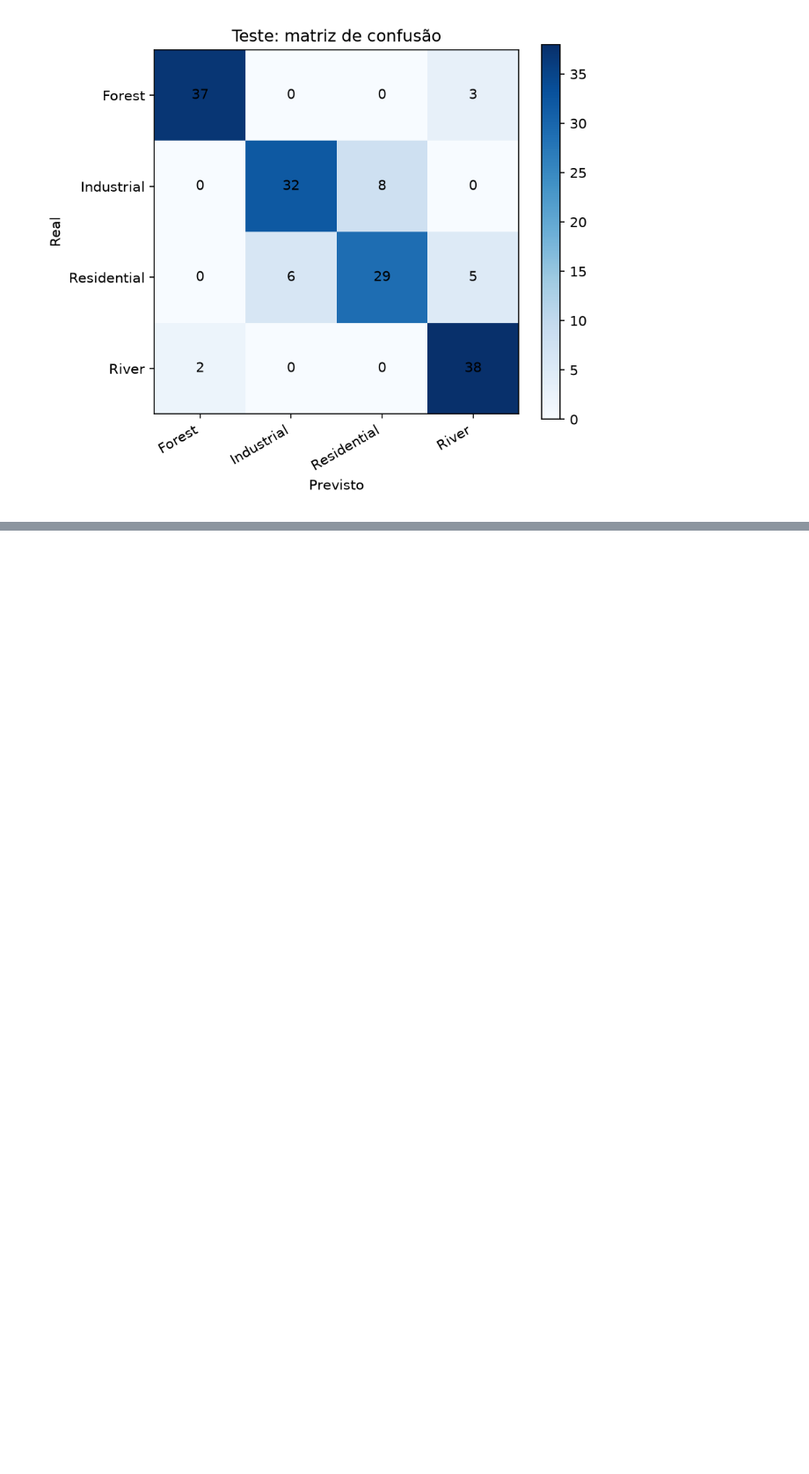
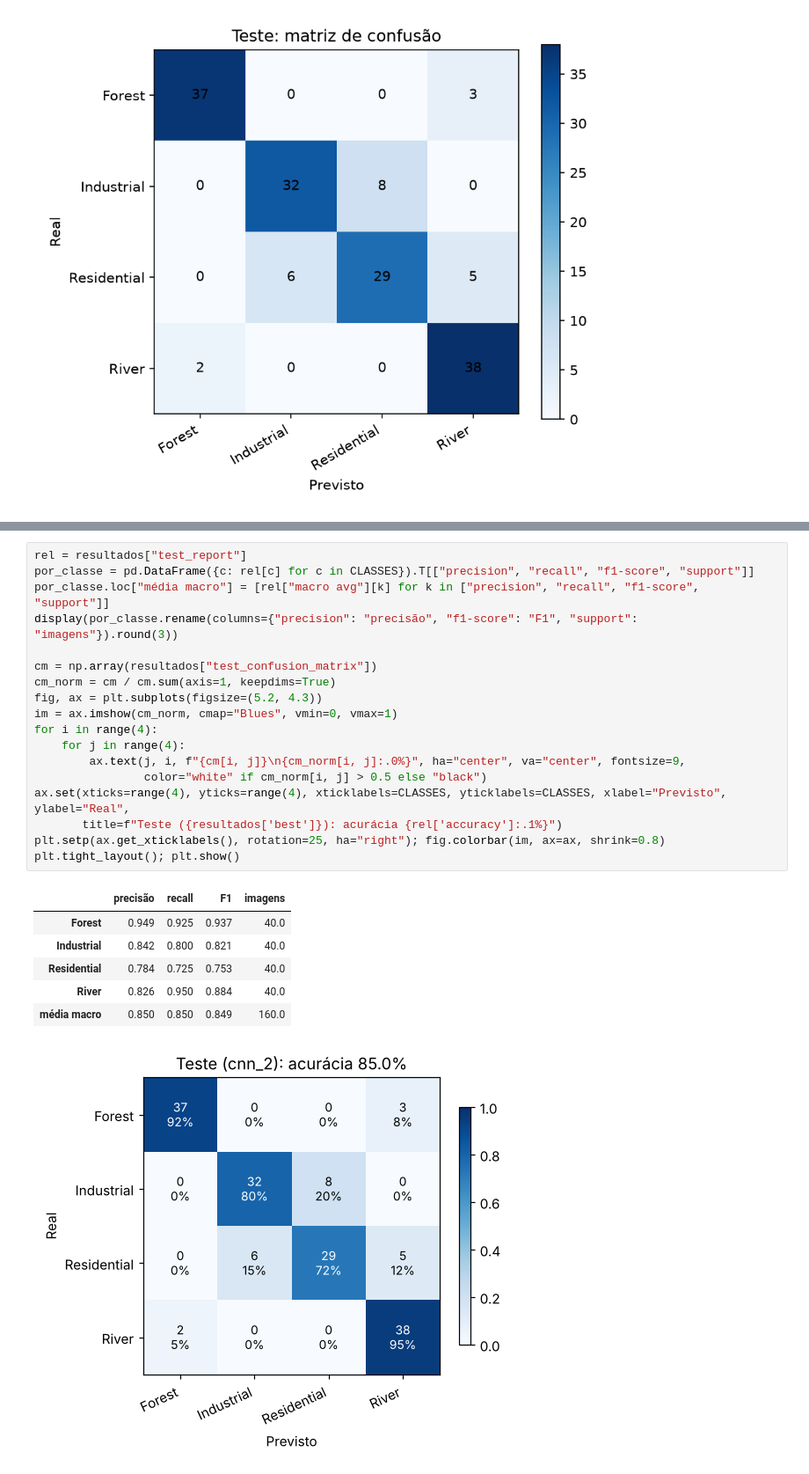
Before and after one commit to JoaoVictorAAbreu-Dev/gs-2026-cnn, a Jupyter notebook: notebooks/Territory_Vision.ipynb, the cells around one changed output, grey strips where cells are left out. Shown at 88% size. Drawn from its saved outputs; the diff is of its cells as text; blank space fills up the shorter version.

```diff
--- a/notebooks/Territory_Vision.ipynb
+++ b/notebooks/Territory_Vision.ipynb
@@ -169,0 +323,26 @@ Envie uma imagem semelhante às imagens de satélite RGB de 64×64 do EuroSAT. O
+# %%
+rel = resultados["test_report"]
+por_classe = pd.DataFrame({c: rel[c] for c in CLASSES}).T[["precision", "recall", "f1-score", "support"]]
+por_classe.loc["média macro"] = [rel["macro avg"][k] for k in ["precision", "recall", "f1-score", "support"]]
+display(por_classe.rename(columns={"precision": "precisão", "f1-score": "F1", "support": "imagens"}).round(3))
+
+cm = np.array(resultados["test_confusion_matrix"])
+cm_norm = cm / cm.sum(axis=1, keepdims=True)
+fig, ax = plt.subplots(figsize=(5.2, 4.3))
+im = ax.imshow(cm_norm, cmap="Blues", vmin=0, vmax=1)
+for i in range(4):
+    for j in range(4):
+        ax.text(j, i, f"{cm[i, j]}\n{cm_norm[i, j]:.0%}", ha="center", va="center", fontsize=9,
+                color="white" if cm_norm[i, j] > 0.5 else "black")
+ax.set(xticks=range(4), yticks=range(4), xticklabels=CLASSES, yticklabels=CLASSES, xlabel="Previsto", ylabel="Real",
+       title=f"Teste ({resultados['best']}): acurácia {rel['accuracy']:.1%}")
+plt.setp(ax.get_xticklabels(), rotation=25, ha="right"); fig.colorbar(im, ax=ax, shrink=0.8)
+plt.tight_layout(); plt.show()
+# %% [output]
+|  | precisão | recall | F1 | imagens |
+| Forest | 0.949 | 0.925 | 0.937 | 40.0 |
+| Industrial | 0.842 | 0.800 | 0.821 | 40.0 |
+| Residential | 0.784 | 0.725 | 0.753 | 40.0 |
+| River | 0.826 | 0.950 | 0.884 | 40.0 |
+| média macro | 0.850 | 0.850 | 0.849 | 160.0 |
+[figure, added]
```
Also changed, not shown: parts of 18 cells of this notebook, 6 other files.
